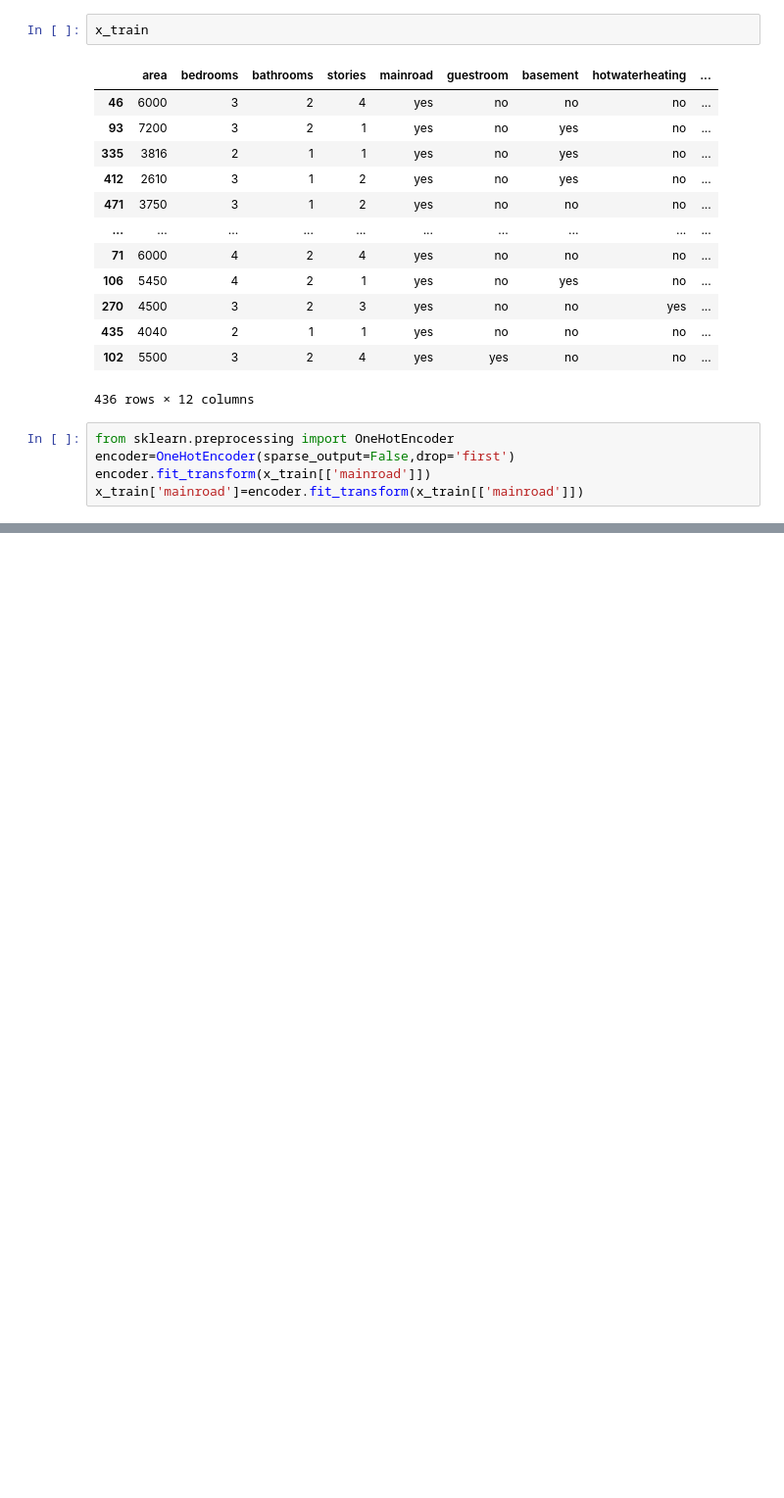
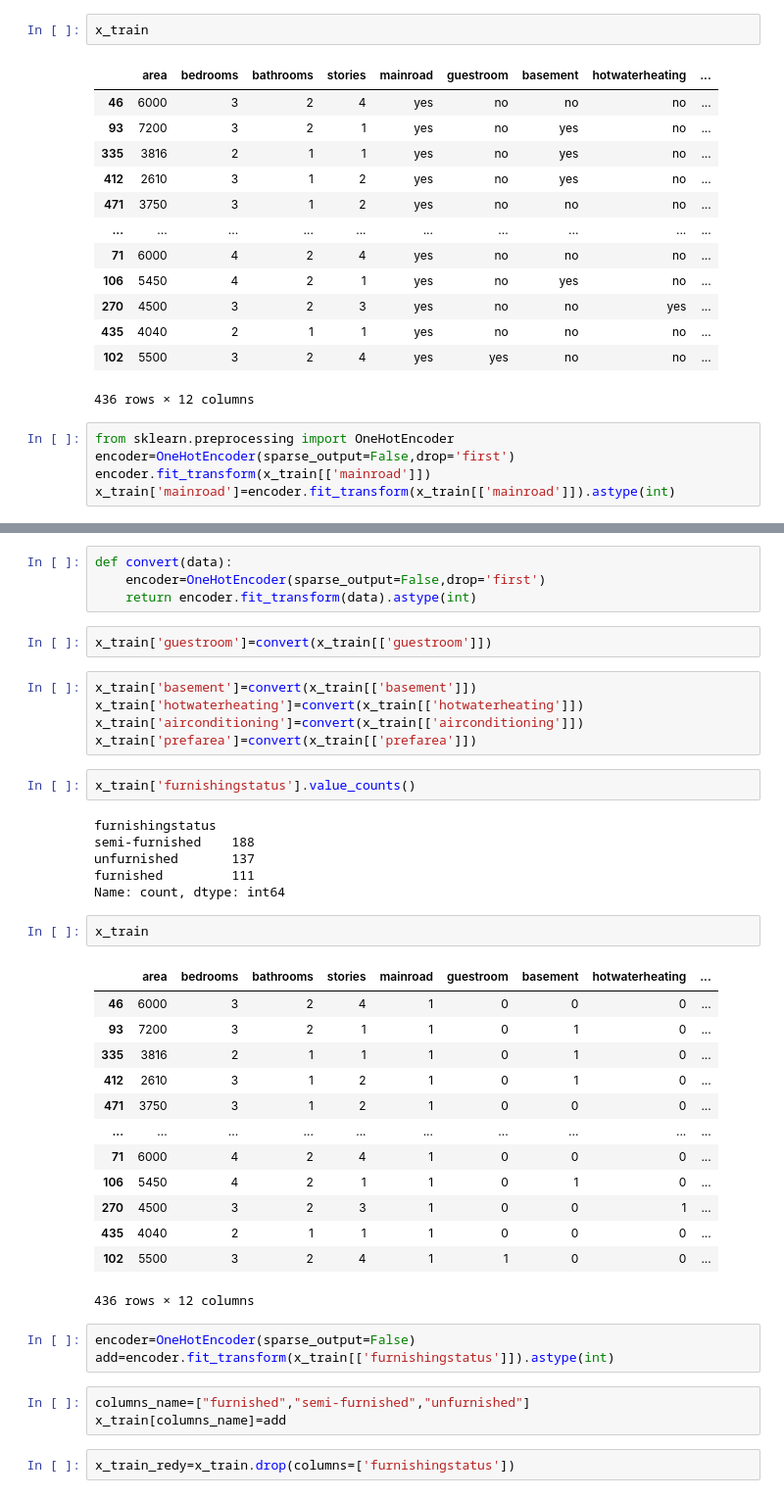
Before and after one commit to ibrahimfadu/Ibrahim, a Jupyter notebook: model_practice/houes_price/pipeline.ipynb, the cells around one changed output, grey strips where cells are left out. Shown: that part at 98% size. Cells and saved outputs as stored; diff of their text form; blank space fills up the shorter version.

```diff
--- a/model_practice/houes_price/pipeline.ipynb
+++ b/model_practice/houes_price/pipeline.ipynb
@@ -148,7 +148,7 @@ x_train
 from sklearn.preprocessing import OneHotEncoder
 encoder=OneHotEncoder(sparse_output=False,drop='first')
 encoder.fit_transform(x_train[['mainroad']])
-x_train['mainroad']=encoder.fit_transform(x_train[['mainroad']])
+x_train['mainroad']=encoder.fit_transform(x_train[['mainroad']]).astype(int)
 # %%
 x_train
 # %% [output]
@@ -167 +167,44 @@ x_train
 436 rows × 12 columns
+# %%
+def convert(data):
+    encoder=OneHotEncoder(sparse_output=False,drop='first')
+    return encoder.fit_transform(data).astype(int)
+# %%
+x_train['guestroom']=convert(x_train[['guestroom']])
+# %%
+x_train['basement']=convert(x_train[['basement']])
+x_train['hotwaterheating']=convert(x_train[['hotwaterheating']])
+x_train['airconditioning']=convert(x_train[['airconditioning']])
+x_train['prefarea']=convert(x_train[['prefarea']])
+# %%
+x_train['furnishingstatus'].value_counts()
+# %% [output]
+furnishingstatus
+semi-furnished    188
+unfurnished       137
+furnished         111
+Name: count, dtype: int64
+# %%
+x_train
+# %% [output]
+|  | area | bedrooms | bathrooms | stories | mainroad | guestroom | basement | hotwaterheating | ... |
+| 46 | 6000 | 3 | 2 | 4 | 1 | 0 | 0 | 0 | ... |
+| 93 | 7200 | 3 | 2 | 1 | 1 | 0 | 1 | 0 | ... |
+| 335 | 3816 | 2 | 1 | 1 | 1 | 0 | 1 | 0 | ... |
+| 412 | 2610 | 3 | 1 | 2 | 1 | 0 | 1 | 0 | ... |
+| 471 | 3750 | 3 | 1 | 2 | 1 | 0 | 0 | 0 | ... |
+| ... | ... | ... | ... | ... | ... | ... | ... | ... | ... |
+| 71 | 6000 | 4 | 2 | 4 | 1 | 0 | 0 | 0 | ... |
+| 106 | 5450 | 4 | 2 | 1 | 1 | 0 | 1 | 0 | ... |
+| 270 | 4500 | 3 | 2 | 3 | 1 | 0 | 0 | 1 | ... |
+| 435 | 4040 | 2 | 1 | 1 | 1 | 0 | 0 | 0 | ... |
+| 102 | 5500 | 3 | 2 | 4 | 1 | 1 | 0 | 0 | ... |
+436 rows × 12 columns
+# %%
+encoder=OneHotEncoder(sparse_output=False)
+add=encoder.fit_transform(x_train[['furnishingstatus']]).astype(int)
+# %%
+columns_name=["furnished","semi-furnished","unfurnished"]
+x_train[columns_name]=add
+# %%
+x_train_redy=x_train.drop(columns=['furnishingstatus'])
```
Also changed, not shown: parts of 5 cells of this notebook, 2 other files.
